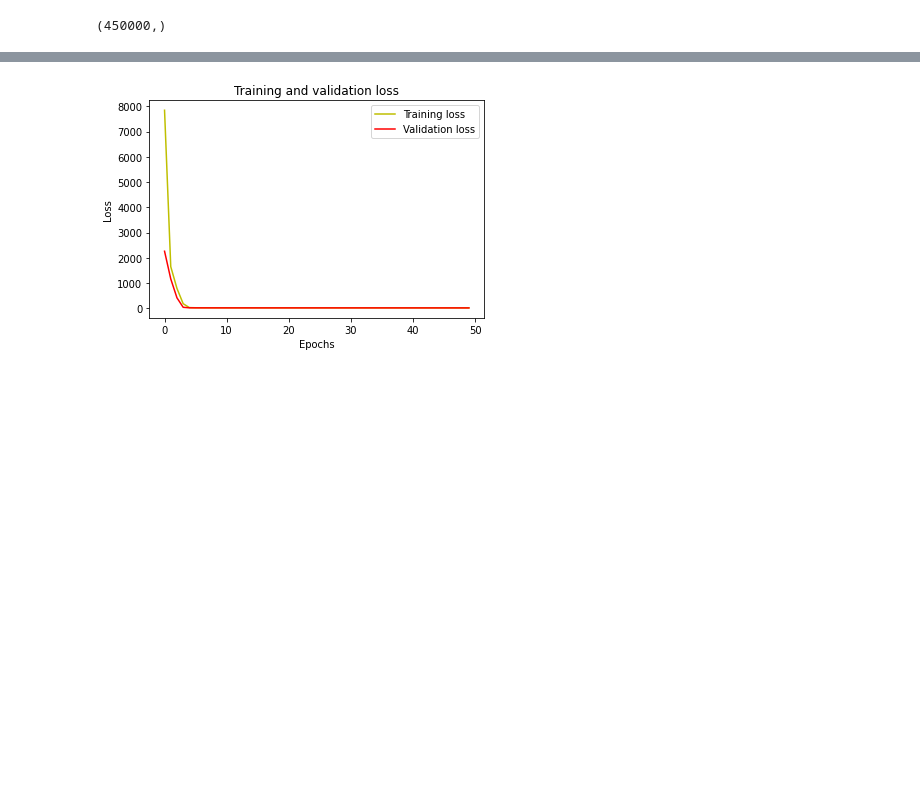
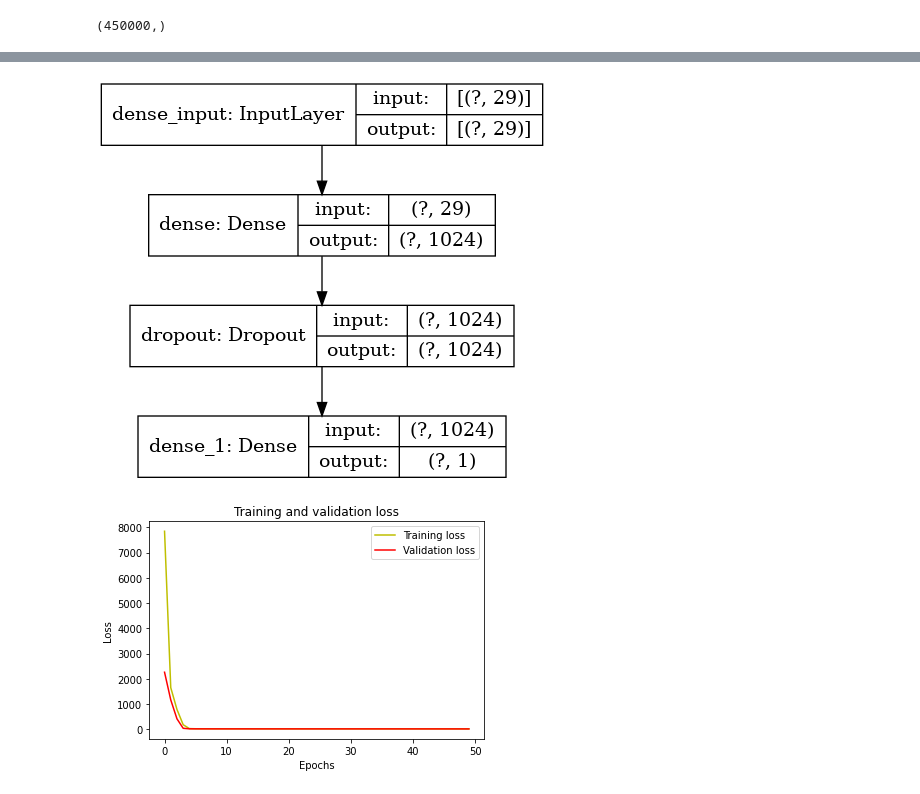
Before and after one commit to nitishkumarkv/HGCAL_DataAnalysis, a Jupyter notebook: Positron_EnergyReco_LayerInput .ipynb, the cells around one changed output, grey strips where cells are left out. Cells and saved outputs as stored; diff of their text form; code cells hidden in the pictures; blank space fills up the shorter version.

```diff
--- a/Positron_EnergyReco_LayerInput .ipynb
+++ b/Positron_EnergyReco_LayerInput .ipynb
@@ -112,12 +114,12 @@ from keras.utils.vis_utils import plot_model
 # %%
 
 
-    neptune.init(project_qualified_name='nitish-kumar-kv/sandbox',
-        api_token="eyJhcGlfYWRkcmVzcyI6Imh0dHBzOi8vdWkubmVwdHVuZS5haSIsImFwaV91cmwiOiJodHRwczovL3VpLm5lcHR1bmUuYWkiLCJhcGlfa2V5IjoiNGFmN2EzYmItM2I5NS00M2Q1LWFjMDktNDNiMmZlNDYzZWExIn0="
+#    neptune.init(project_qualified_name='nitish-kumar-kv/sandbox',
+#        api_token="eyJhcGlfYWRkcmVzcyI6Imh0dHBzOi8vdWkubmVwdHVuZS5haSIsImFwaV91cmwiOiJodHRwczovL3VpLm5lcHR1bmUuYWkiLCJhcGlfa2V5IjoiNGFmN2EzYmItM2I5NS00M2Q1LWFjMDktNDNiMmZlNDYzZWExIn0="
                 )
 
 
-    params = {'epochs': 100,
+    params = {'epochs': 1,
               'batch_size': 64,
               'optimizer':"adam",
               'activation':"ReLU",
@@ -129,7 +131,7 @@ from keras.utils.vis_utils import plot_model
               'val_splip':0.2,
               'particle':"positron"}
 
-    neptune.create_experiment(name='particle_energy_reconstruction', params=params)
+#    neptune.create_experiment(name='particle_energy_reconstruction', params=params)
 
 
 
@@ -150,6 +152,6 @@ from keras.utils.vis_utils import plot_model
     history=model.fit(X, Y,
               epochs=params['epochs'],
               batch_size=params['batch_size'],
-              validation_split=0.2,
-              callbacks=[NeptuneMonitor()])
+              validation_split=0.2)
+#              callbacks=[NeptuneMonitor()])
 # %% [output]
@@ -175,0 +159,31 @@ Epoch 100/100
+# %%
+    params = {'epochs': 1,
+              'batch_size': 64,
+              'optimizer':"adam",
+              'activation':"ReLU",
+              'lr': 0.0000327377,
+              'units_per_layer': 1024,
+              'num_hidden_layers': 1,
+              'dropout': 0.0359144,
+              'loss_fuc': "mse",
+              'val_splip':0.2,
+              'particle':"positron"}
+
+    model = keras.models.Sequential([
+        keras.layers.Dense(params['units_per_layer'], input_shape=[29], activation="relu"),
+        keras.layers.Dropout(params['dropout']),
+        keras.layers.Dense(1, activation=keras.activations.relu)
+    ])
+
+    optimizer = tf.keras.optimizers.Adam(
+        learning_rate=params["lr"])
+
+    model.compile(optimizer=optimizer,
+                  loss=tf.keras.losses.MeanSquaredError())
+
+
+
+    history=model.fit(X, Y,
+              epochs=params['epochs'],
+              batch_size=params['batch_size'],
+              validation_split=0.2)
@@ -176,3 +209,7 @@ Epoch 100/100
+# %%
+tf.keras.utils.plot_model(model, show_shapes=True, show_layer_names=True)
+# %% [output]
+[figure, added]
 # %%
 l = history.history['loss']
 vl = history.history['val_loss']
```
Also changed, not shown: parts of 3 cells of this notebook, 2 other files.
